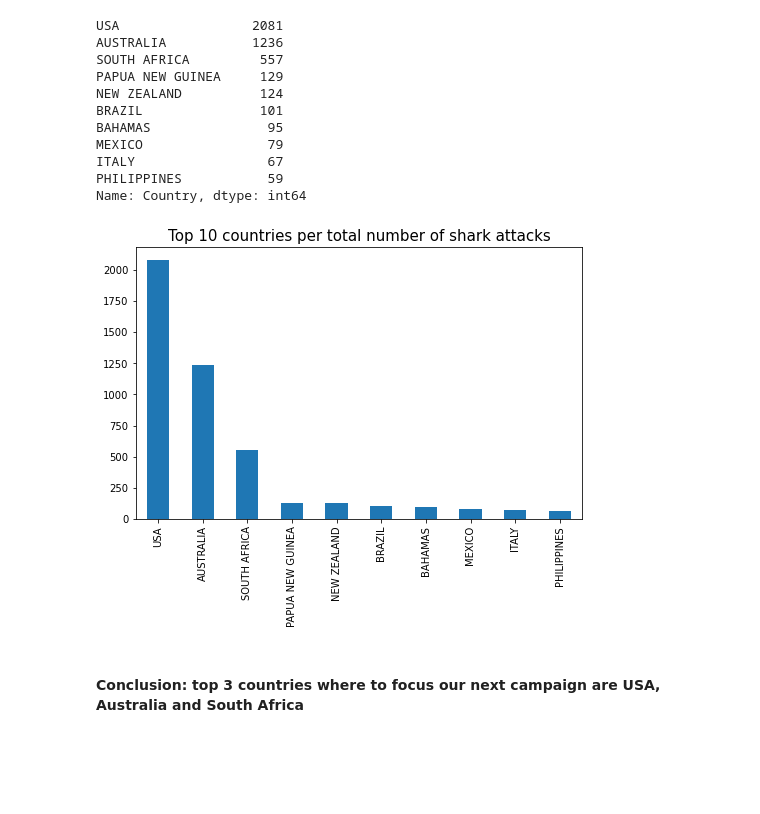
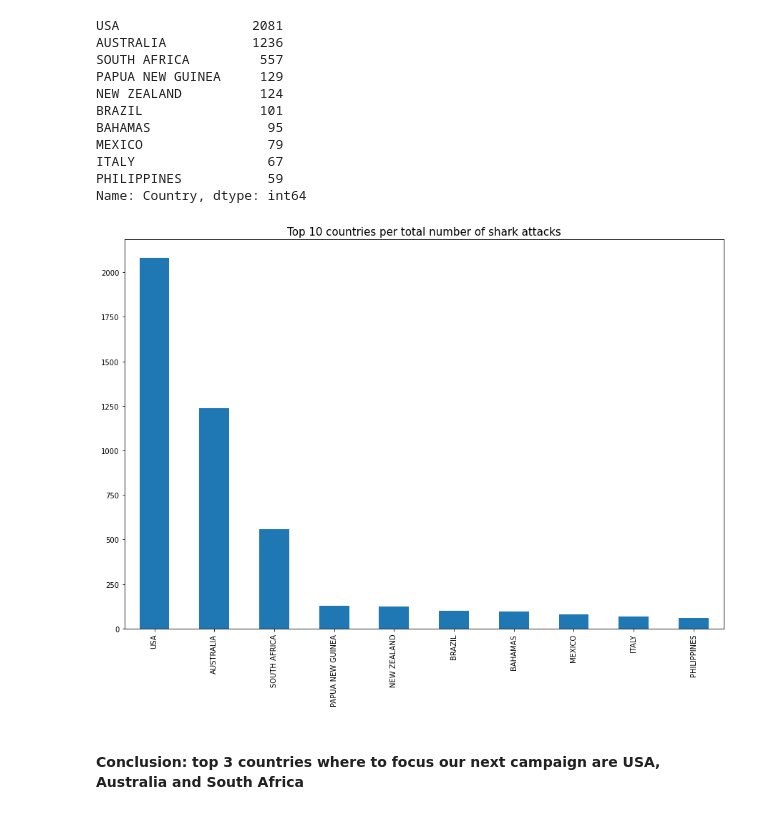
Before and after one commit to Camillelib/Data_Pipeline_Project, a Jupyter notebook: Data Pipeline Project.ipynb, the cells around one changed output. Drawn from its saved outputs; the diff is of its cells as text; code cells hidden in the pictures; blank space fills up the shorter version.

```diff
--- a/Data Pipeline Project.ipynb
+++ b/Data Pipeline Project.ipynb
@@ -514,12 +518,12 @@ PHILIPPINES           59
 Name: Country, dtype: int64
 # %%
 # Creating a ranked bar chart of countries
-sharks_country_chart=sharks_country.plot.bar(fontsize=10, figsize=(8, 5)).set_title('Top 10 countries per total number of shark attacks', fontsize=15)
+sharks_country_chart=sharks_country.plot.bar(fontsize=10, figsize=(15, 10)).set_title('Top 10 countries per total number of shark attacks', fontsize=15)
 
 title='Top 10 countries per total number of shark attacks'
 save_viz(sharks_country_chart)
 # %% [output]
-[figure, old version]
+[figure, new version]
 # %% [markdown]
 #### Conclusion: top 3 countries where to focus our next campaign are USA, Australia and South Africa
 # %%
```
Also changed, not shown: parts of 5 cells of this notebook, 8 other files.
